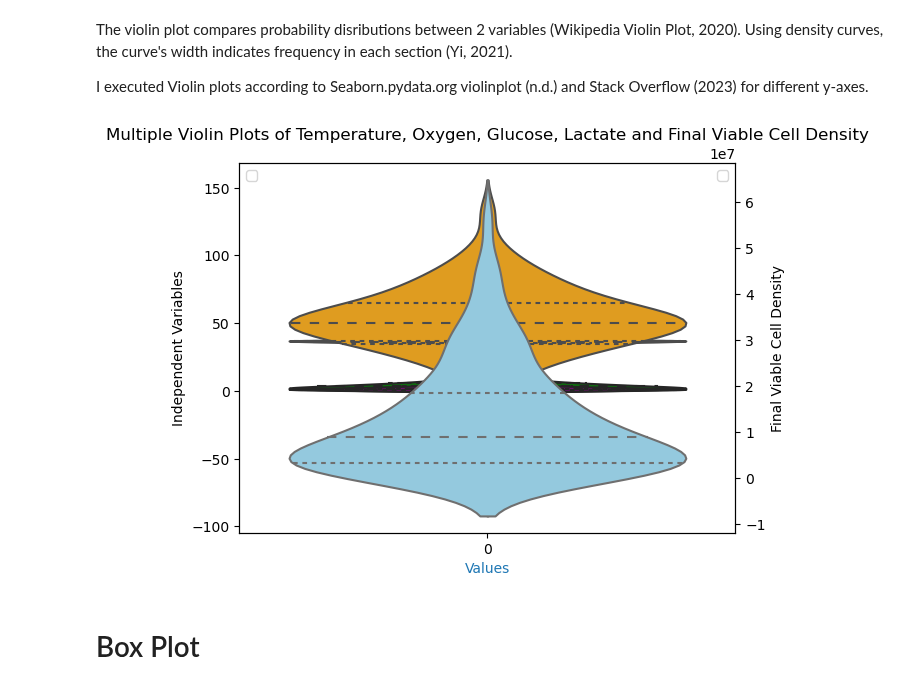
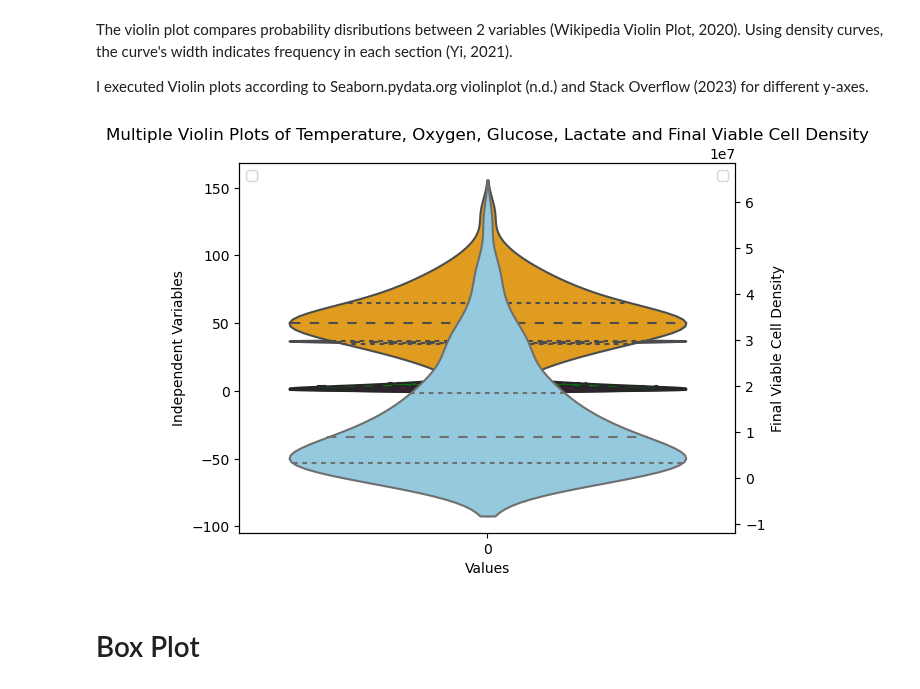
Before and after one commit to nurbujang/1progdaw23, a Jupyter notebook: project1.ipynb, the cells around one changed output. Cells and saved outputs as stored; diff of their text form; code cells hidden in the pictures.

```diff
--- a/project1.ipynb
+++ b/project1.ipynb
@@ -736,27 +736,29 @@ I executed Violin plots according to Seaborn.pydata.org violinplot (n.d.) and St
 # %%
 fig, ax1 = plt.subplots() # create a figure and axis
 
 # violin plots on the first y-axis:
 sns.violinplot(data=[templg], ax=ax1, color='red', inner='quartile', label='temperature')
 sns.violinplot(data=[oxygendw], ax=ax1, color='orange', inner='quartile', label='oxygen')
 sns.violinplot(data=[glucosegx], ax=ax1, color='green', inner='quartile', label='gucose')
 sns.violinplot(data=[lactategx], ax=ax1, color='purple', inner='quartile', label='lactate')
 
-ax1.set_xlabel('Values', color='tab:blue') # for the first y-axis
+# for the first y-axis
+ax1.set_xlabel('Values')
 ax1.set_ylabel('Independent Variables')
 
 ax2 = ax1.twinx() # create a second y-axis
 
 # violin plots on the second y-axis for each dataset
 sns.violinplot(data=[fvcde], ax=ax2, color='skyblue', inner='quartile', split=True)
 
-ax2.set_xlabel('Values') # for the second y-axis
+# for the second y-axis
+ax2.set_xlabel('Values')
 ax2.set_ylabel('Final Viable Cell Density')
 
 ax1.legend(loc='upper left')
 ax2.legend(loc='upper right')
 
 plt.title('Multiple Violin Plots of Temperature, Oxygen, Glucose, Lactate and Final Viable Cell Density')
 plt.show();
 # %% [output]
-[figure, old version]
+[figure, new version]
```
Also changed, not shown: parts of 2 cells of this notebook.
